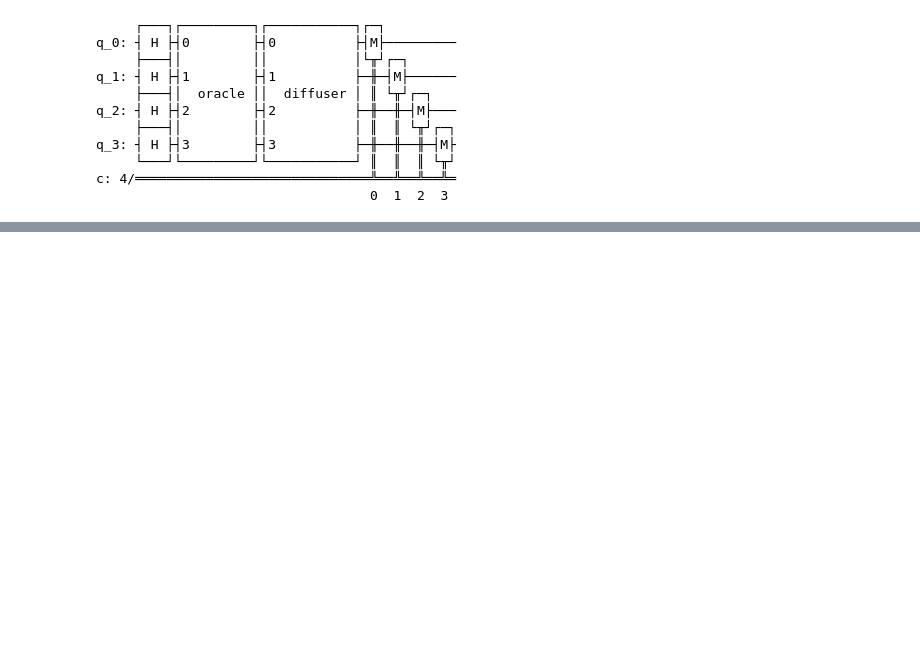
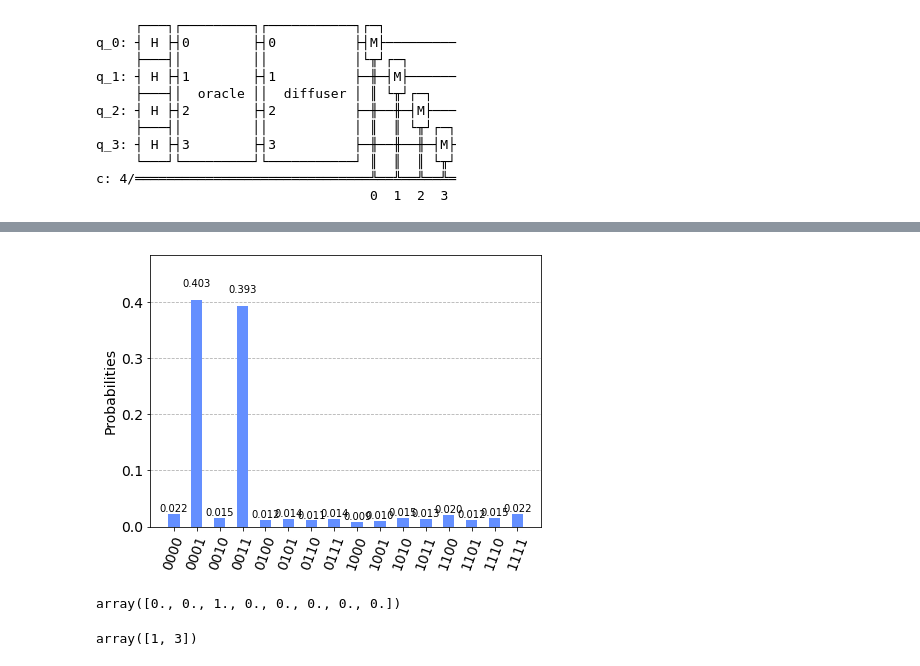
Before and after one commit to kingusiu/laspaclu, a Jupyter notebook: playground/grover_algo.ipynb, the cells around one changed output, grey strips where cells are left out. Saved outputs shown, nothing was run; the diff lists cells and outputs as text; code cells hidden in the pictures; blank space fills up the shorter version.

```diff
--- a/playground/grover_algo.ipynb
+++ b/playground/grover_algo.ipynb
@@ -138,0 +165,5 @@ $$ |\psi\rangle =\begin{bmatrix}
+# %%
+qc = QuantumCircuit(nn, name='o6')
+
+# convert oracle_matrix into an operator, and add it to the quantum circuit
+qc.unitary(o6, range(nn))
@@ -138,0 +172,3 @@ $$ |\psi\rangle =\begin{bmatrix}
+# %%
+grover_qc = grover_circuit(nn, qc)
+grover_qc.draw()
@@ -138,0 +187,6 @@ $$ |\psi\rangle =\begin{bmatrix}
+# %%
+simulator = Aer.get_backend('qasm_simulator')
+counts = execute(grover_qc, backend=simulator, shots=1000).result().get_counts(grover_qc)
+plot_histogram(counts)
+# %% [output]
+[figure, added]
@@ -138,0 +197,4 @@ $$ |\psi\rangle =\begin{bmatrix}
+# %%
+delta_coeff
+# %% [output]
+array([0., 0., 1., 0., 0., 0., 0., 0.])
@@ -138,0 +204,4 @@ $$ |\psi\rangle =\begin{bmatrix}
+# %%
+idcs_to_mark
+# %% [output]
+array([1, 3])
```
Also changed, not shown: parts of 18 cells of this notebook, 4 other files.
